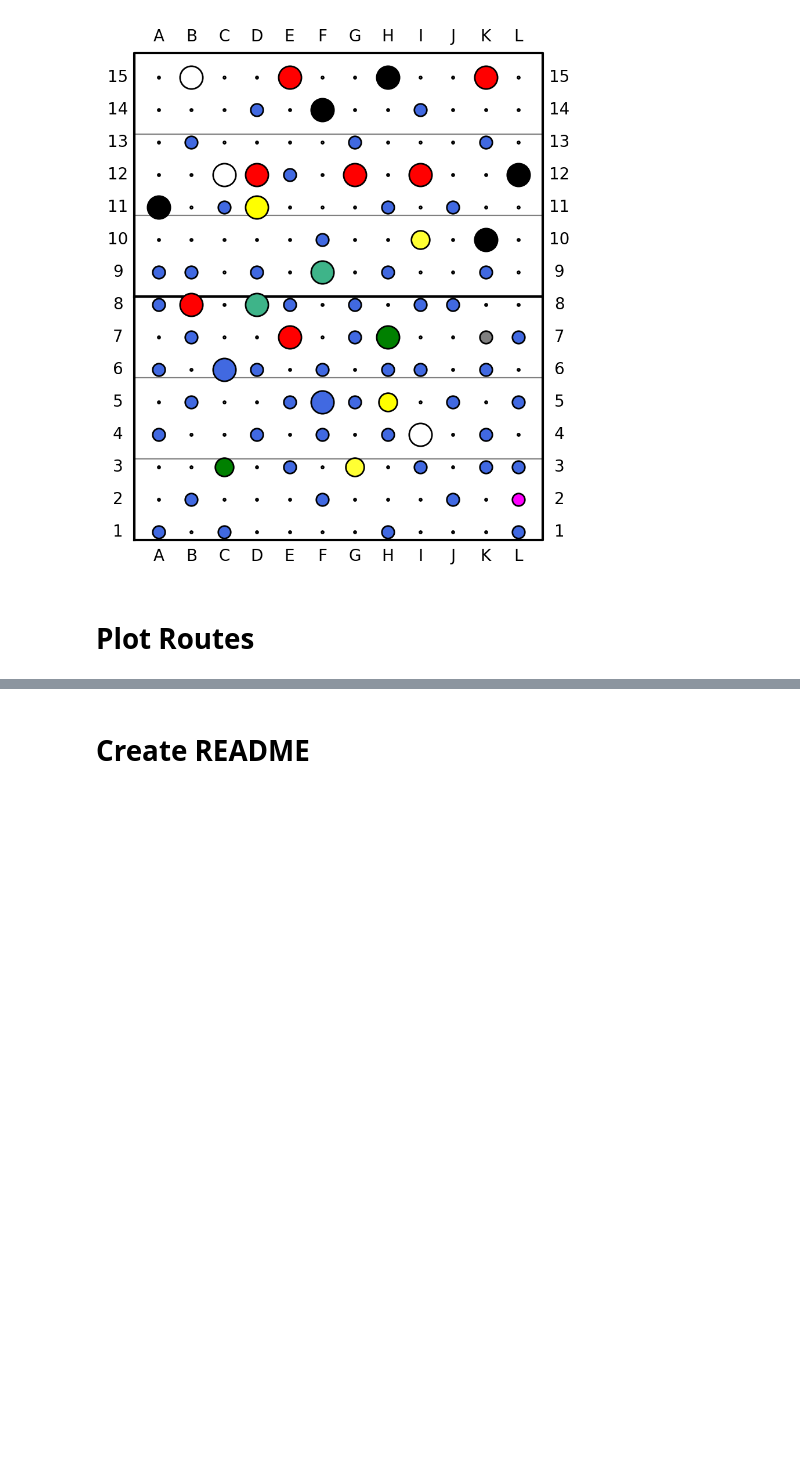
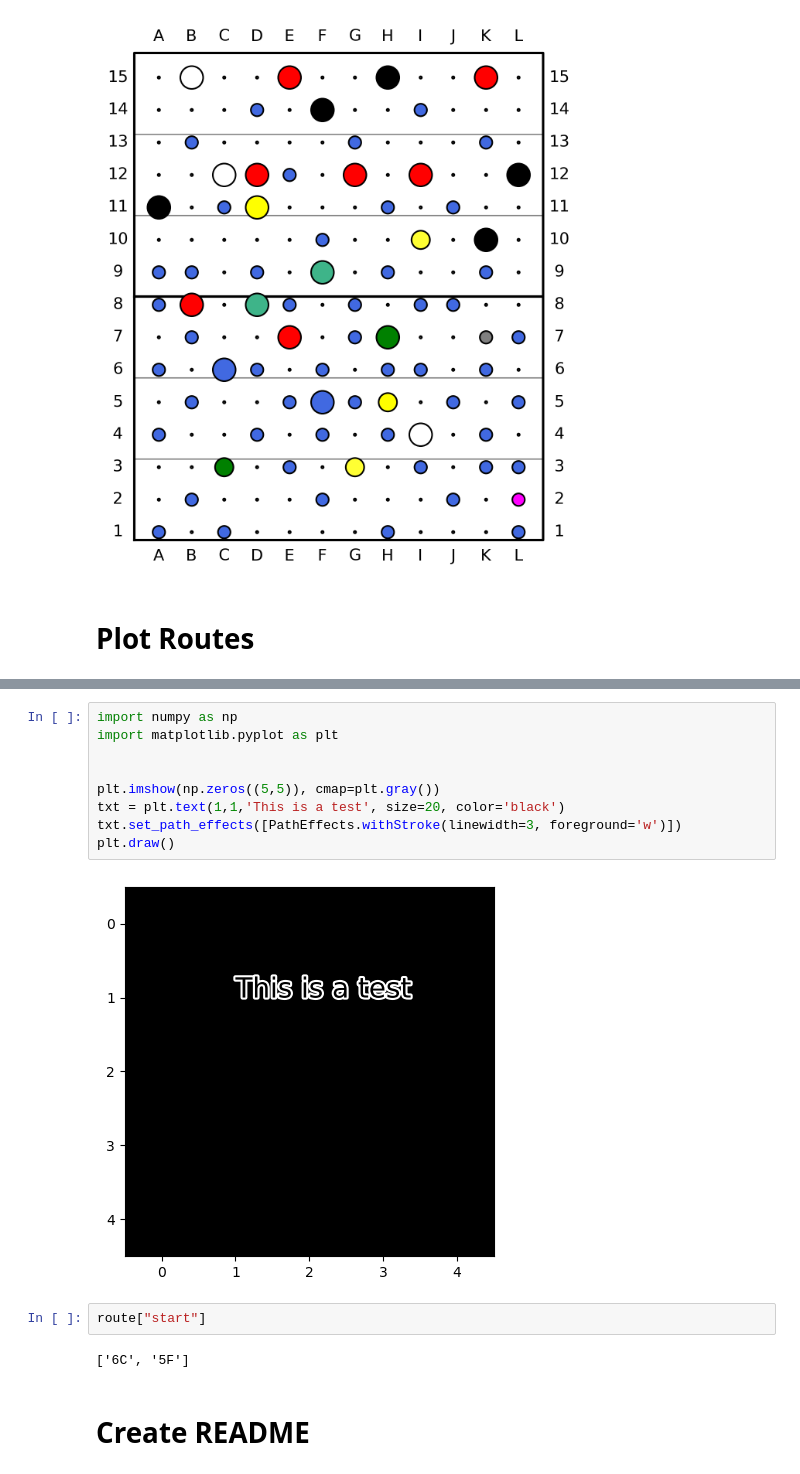
Before and after one commit to Gotsmy/home_wall, a Jupyter notebook: plot_routes.ipynb, the cells around one changed output, grey strips where cells are left out. Saved outputs shown, nothing was run; the diff lists cells and outputs as text; blank space fills up the shorter version.

```diff
--- a/plot_routes.ipynb
+++ b/plot_routes.ipynb
@@ -98,3 +149,18 @@ fig.show()
+# %%
+import numpy as np
+import matplotlib.pyplot as plt
+
+
+plt.imshow(np.zeros((5,5)), cmap=plt.gray())
+txt = plt.text(1,1,'This is a test', size=20, color='black')
+txt.set_path_effects([PathEffects.withStroke(linewidth=3, foreground='w')])
+plt.draw()
+# %% [output]
+[figure, added]
+# %%
+route["start"]
+# %% [output]
+['6C', '5F']
 # %% [markdown]
 # Create README
 # %%
```
Also changed, not shown: parts of 5 cells of this notebook, 2 other files.
